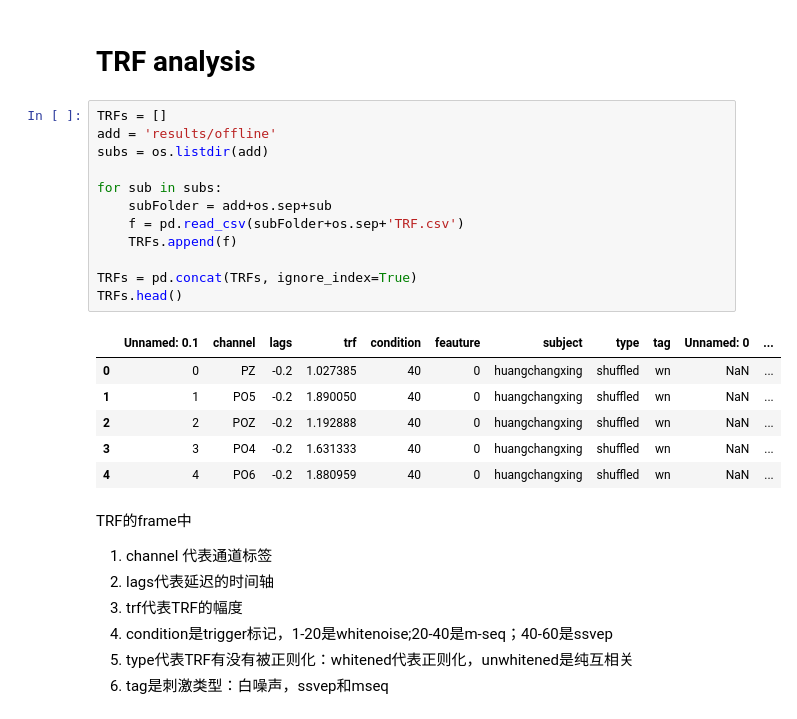
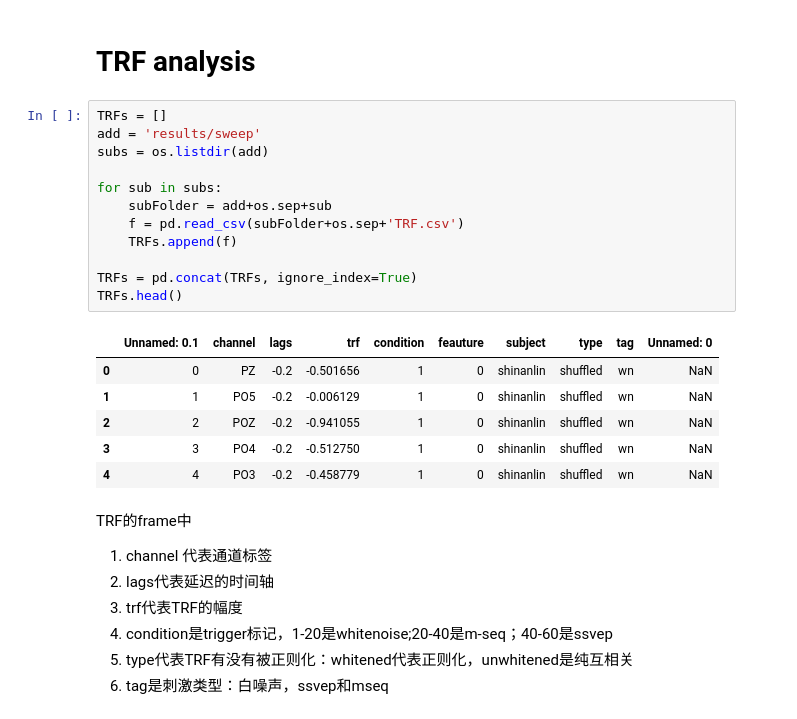
Before and after one commit to shinanlin/WN-BCI, a Jupyter notebook: analysis.ipynb, the cells around one changed output. Cells and saved outputs as stored; diff of their text form.

```diff
--- a/analysis.ipynb
+++ b/analysis.ipynb
@@ -20,23 +20,23 @@ client = Client()
 # TRF analysis
 # %%
 TRFs = []
-add = 'results/offline'
+add = 'results/sweep'
 subs = os.listdir(add)
 
 for sub in subs:
     subFolder = add+os.sep+sub
     f = pd.read_csv(subFolder+os.sep+'TRF.csv')
     TRFs.append(f)
 
 TRFs = pd.concat(TRFs, ignore_index=True)
 TRFs.head()
 # %% [output]
-|  | Unnamed: 0.1 | channel | lags | trf | condition | feauture | subject | type | tag | Unnamed: 0 | ... |
-| 0 | 0 | PZ | -0.2 | 1.027385 | 40 | 0 | huangchangxing | shuffled | wn | NaN | ... |
-| 1 | 1 | PO5 | -0.2 | 1.890050 | 40 | 0 | huangchangxing | shuffled | wn | NaN | ... |
-| 2 | 2 | POZ | -0.2 | 1.192888 | 40 | 0 | huangchangxing | shuffled | wn | NaN | ... |
-| 3 | 3 | PO4 | -0.2 | 1.631333 | 40 | 0 | huangchangxing | shuffled | wn | NaN | ... |
-| 4 | 4 | PO6 | -0.2 | 1.880959 | 40 | 0 | huangchangxing | shuffled | wn | NaN | ... |
+|  | Unnamed: 0.1 | channel | lags | trf | condition | feauture | subject | type | tag | Unnamed: 0 |
+| 0 | 0 | PZ | -0.2 | -0.501656 | 1 | 0 | shinanlin | shuffled | wn | NaN |
+| 1 | 1 | PO5 | -0.2 | -0.006129 | 1 | 0 | shinanlin | shuffled | wn | NaN |
+| 2 | 2 | POZ | -0.2 | -0.941055 | 1 | 0 | shinanlin | shuffled | wn | NaN |
+| 3 | 3 | PO4 | -0.2 | -0.512750 | 1 | 0 | shinanlin | shuffled | wn | NaN |
+| 4 | 4 | PO3 | -0.2 | -0.458779 | 1 | 0 | shinanlin | shuffled | wn | NaN |
 # %% [markdown]
 TRF的frame中
 1. channel 代表通道标签
```
Also changed, not shown: parts of 6 cells of this notebook, 3 other files.
